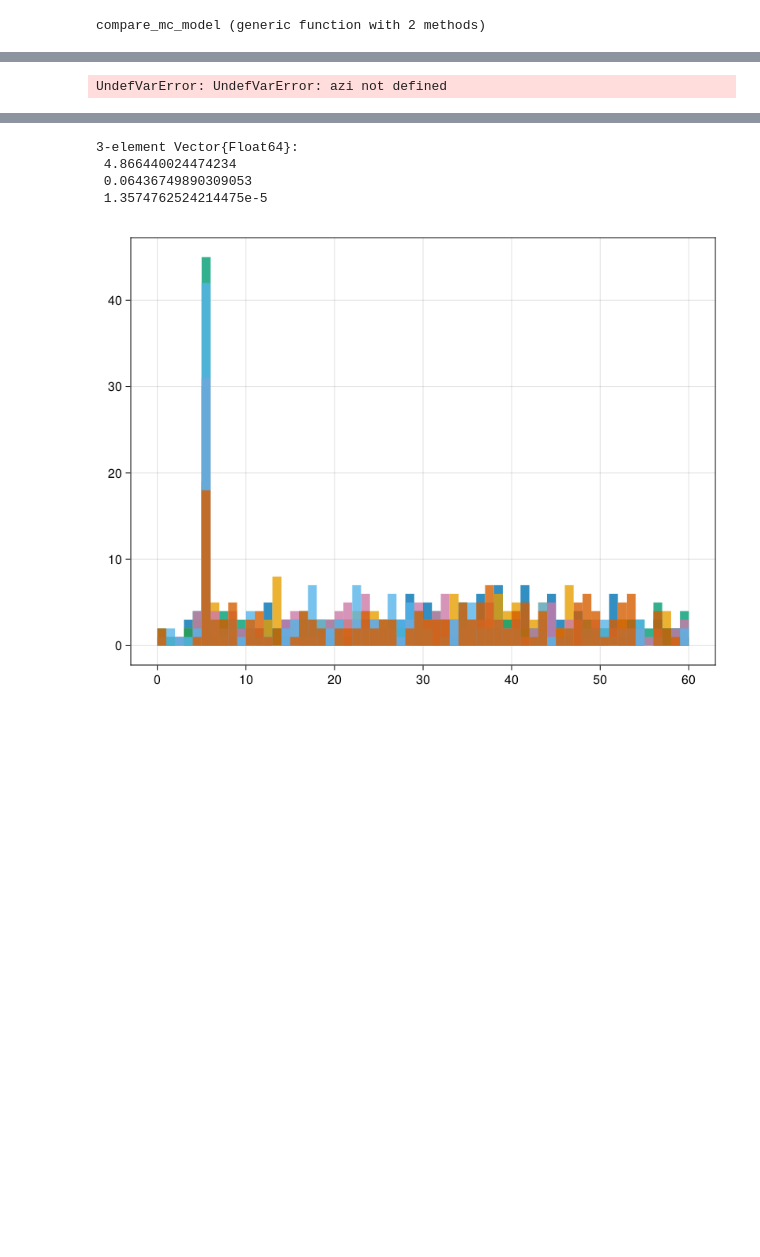
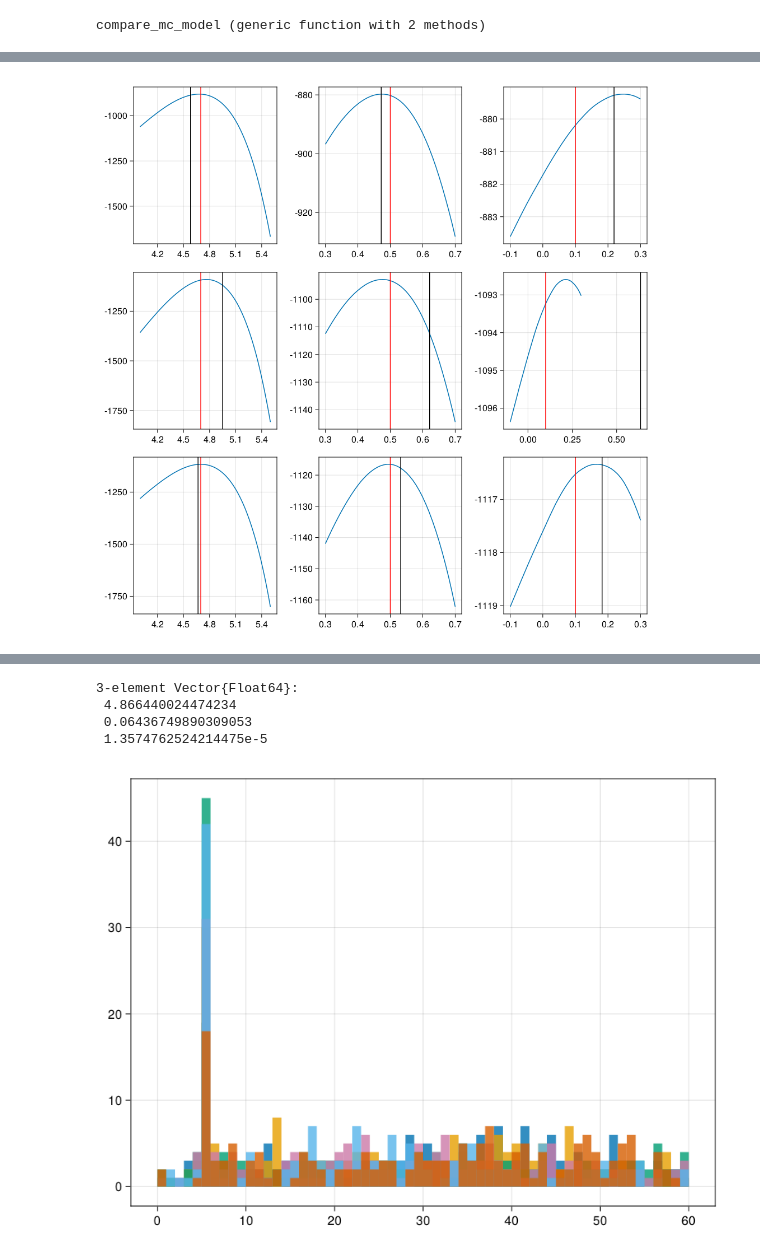
Before and after one commit to chrhck/NeutrinoTelescopes, a Jupyter notebook: notebooks/surrogate_checks.ipynb, the cells around one changed output, grey strips where cells are left out. Cells and saved outputs as stored; diff of their text form; code cells hidden in the pictures; blank space fills up the shorter version.

```diff
--- a/notebooks/surrogate_checks.ipynb
+++ b/notebooks/surrogate_checks.ipynb
@@ -237,0 +274,20 @@ targets = make_detector_line(@SVector[0.0, 0.0, 0.0], 20, 50)
+# %%
+@load models["4"] model hparams opt tf_dict
+
+pos = SA[-10., 5., 10.]
+theta = 0.5
+phi = 0.1
+rng = MersenneTwister(31338)
+les = 4:0.01:5.5
+zens = theta-0.2:0.01:theta+0.2
+azis = phi-0.2:0.01:phi+0.2
+targets_range = [t for t in targets_hex if norm(t.position .- pos) < 200]
+
+samples = sample_cascade_event(5E4, theta, phi, pos, 0.; targets=targets_range, model=model, tf_vec=tf_dict, rng=rng)
+hypo = make_cascade_fit_model(seed_x=pos[1], seed_y=pos[2], seed_z=pos[3], seed_time=0.)
+set_inactive!(hypo, "pos_x")
+set_inactive!(hypo, "pos_y")
+set_inactive!(hypo, "pos_z")
+set_inactive!(hypo, "time")
+
+res = min_lh(hypo, samples, targets_range, model, tf_dict, strategy=:cg)
@@ -238,43 +322,34 @@ targets = make_detector_line(@SVector[0.0, 0.0, 0.0], 20, 50)
 # %%
-@load models["4"] model hparams opt tf_dict
-pos = SA[-10., 5., 10.]
-theta = 0.5
-phi = 0.1
-targets_range = [t for t in targets if norm(t.position .- pos) < 200]
-
-
-samples = sample_cascade_event(5E4, theta, phi, pos, 0.; targets=targets_range, model=model, tf_vec=tf_dict, rng=Random.GLOBAL_RNG)
-hypo = make_cascade_fit_model(seed_x=pos[1], seed_y=pos[2], seed_z=pos[3], seed_time=0.)
-res = min_lh(hypo, samples, targets_range, model, tf_dict)
-minvals = Optim.minimizer(res)
-@show minvals
-
-les = 4:0.01:5.5
-zens = 0.4:0.01:0.6
-azis = 0:0.01:0.2
-
-fig = Figure(resolution=(1500, 500))
-ax1 = Axis(fig[1, 1])
-llhs = [single_cascade_likelihood(le, theta, phi, pos, 0.; samples=samples, targets=targets_range, model=model, tf_vec=tf_dict) for le in les]
-lines!(ax1, les, llhs)
-vlines!(ax1, [log10(5E4), minvals[1]], color=[:red, :black])
-
-
-ax2 = Axis(fig[1, 2])
-llhs = [single_cascade_likelihood(log10(5E4), zen, phi, pos, 0.; samples=samples, targets=targets_range, model=model, tf_vec=tf_dict) for zen in zens]
-lines!(ax2, zens, llhs)
-vlines!(ax2, [theta, minvals[2]], color=[:red, :black])
-
-ax3 = Axis(fig[1, 3])
-llhs = [single_cascade_likelihood(log10(5E4), theta, azi, pos, 0.; samples=samples, targets=targets_range, model=model, tf_vec=tf_dict) for azi in azis]
-lines!(ax3, azis, llhs)
-vlines!(ax3, [phi, minvals[3]], color=[:red, :black])
 
 
 
+fig = Figure(resolution=(1000, 1000))
+
+for (i, (key, targ)) in enumerate(detectors)
+
+    targets_range = [t for t in targ if norm(t.position .- pos) < 200]
+    samples = sample_cascade_event(5E4, theta, phi, pos, 0.; targets=targets_range, model=model, tf_vec=tf_dict, rng=rng)
+    hypo = make_cascade_fit_model(seed_x=pos[1], seed_y=pos[2], seed_z=pos[3], seed_time=0.)
+    res = min_lh(hypo, samples, targets_range, model, tf_dict, strategy=:annealing)
+    minvals = Optim.minimizer(res)
 
 
+    ax1 = Axis(fig[i, 1])
+    llhs = [single_cascade_likelihood(le, theta, phi, pos, 0.; samples=samples, targets=targets_range, model=model, tf_vec=tf_dict) for le in les]
+    lines!(ax1, les, llhs)
+    vlines!(ax1, [log10(5E4), minvals[1]], color=[:red, :black])
 
 
+    ax2 = Axis(fig[i, 2])
+    llhs = [single_cascade_likelihood(log10(5E4), zen, phi, pos, 0.; samples=samples, targets=targets_range, model=model, tf_vec=tf_dict) for zen in zens]
+    lines!(ax2, zens, llhs)
+    vlines!(ax2, [theta, minvals[2]], color=[:red, :black])
+
+    ax3 = Axis(fig[i, 3])
+    llhs = [single_cascade_likelihood(log10(5E4), theta, azi, pos, 0.; samples=samples, targets=targets_range, model=model, tf_vec=tf_dict) for azi in azis]
+    lines!(ax3, azis, llhs)
+    vlines!(ax3, [phi, minvals[3]], color=[:red, :black])
+end
+
 fig
 # %% [output]
@@ -282 +373 @@ minvals = [4.581850312789539, 0.6943792240380172, 0.5441607389901466, -9.4814018
-UndefVarError: UndefVarError: azi not defined
+[figure, added]
```
Also changed, not shown: parts of 15 cells of this notebook, 5 other files.
